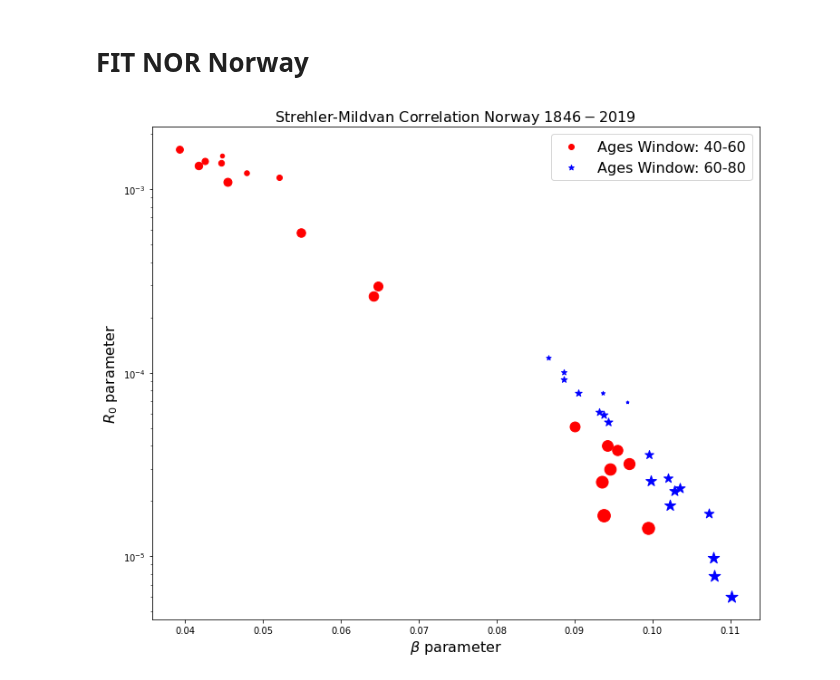
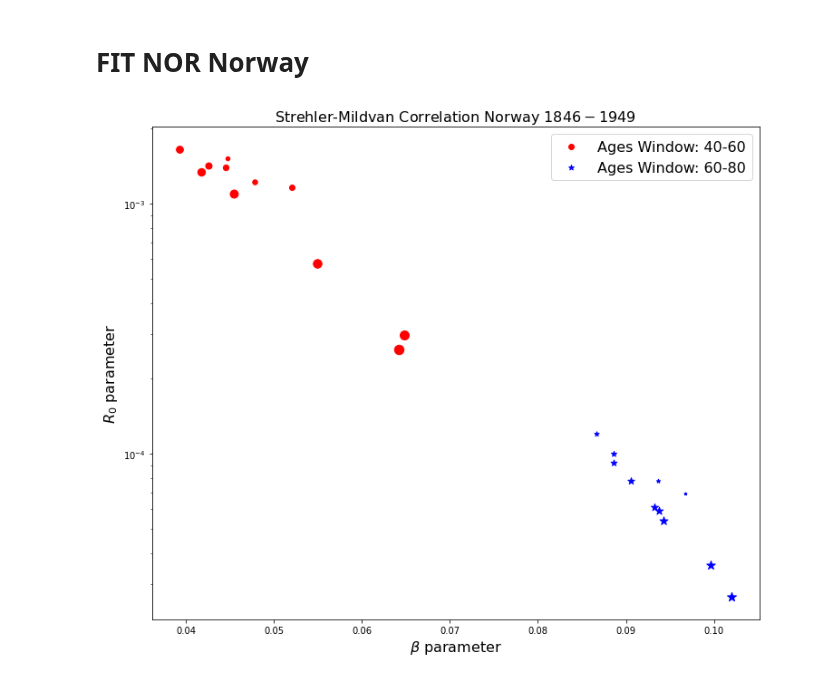
Before and after one commit to Rafther0112/Human_Aging_Research, a Jupyter notebook: FIT_Gompertz_Law/documento_fit.ipynb, the cells around one changed output. Drawn from its saved outputs; the diff is of its cells as text; code cells hidden in the pictures.

```diff
--- a/FIT_Gompertz_Law/documento_fit.ipynb
+++ b/FIT_Gompertz_Law/documento_fit.ipynb
@@ -1008,7 +671,7 @@ males = np.array(males)
 totals = np.array(totals)
 
 
-years_of_interes = ["1841-1849", "1850-1859", "1860-1869", "1870-1879", "1880-1889", "1890-1899", "1900-1909" ,"1910-1919", "1920-1929","1930-1939" , "1940-1949","1950-1959", "1960-1969", "1970-1979","1980-1989", "1990-1999", "2000-2009", "2010-2019", "2020-2021"]
+years_of_interes = ["1841-1849", "1850-1859", "1860-1869", "1870-1879", "1880-1889", "1890-1899", "1900-1909"]
 
 datos_generales = {}
 datos_generales["Ages"] = ages[0:100]
@@ -1514,7 +1177,7 @@ males = np.array(males)
 totals = np.array(totals)
 
 
-years_of_interes = ["1816-1819", "1820-1829", "1830-1839", "1840-1849", "1850-1859", "1860-1869", "1870-1879", "1880-1889", "1890-1899", "1900-1909","1910-1919", "1920-1929","1930-1939" , "1940-1949","1950-1959", "1960-1969", "1970-1979","1980-1989", "1990-1999", "2000-2009", "2010-2019"]
+years_of_interes = ["1816-1819", "1820-1829", "1830-1839", "1840-1849", "1850-1859", "1860-1869", "1870-1879", "1880-1889", "1890-1899", "1900-1909"]
 
 datos_generales = {}
 datos_generales["Ages"] = ages[0:100]
@@ -1716,7 +1379,7 @@ males = np.array(males)
 totals = np.array(totals)
 
 
-years_of_interes = ["1872-1879", "1880-1889", "1890-1899", "1900-1909","1910-1919", "1920-1929","1930-1939" , "1940-1949","1950-1959", "1960-1969", "1970-1979","1980-1989", "1990-1999", "2000-2009", "2010-2019"]
+years_of_interes = ["1872-1879", "1880-1889", "1890-1899", "1900-1909","1910-1919", "1920-1929","1930-1939", "1940-1949"]
 
 datos_generales = {}
 datos_generales["Ages"] = ages[0:100]
@@ -2120,7 +1783,7 @@ males = np.array(males)
 totals = np.array(totals)
 
 
-years_of_interes = ["1846-1849", "1850-1859", "1860-1869", "1870-1879", "1880-1889", "1890-1899", "1900-1909","1910-1919", "1920-1929","1930-1939" , "1940-1949","1950-1959", "1960-1969", "1970-1979","1980-1989", "1990-1999", "2000-2009", "2010-2019", "2020-2022"]
+years_of_interes = ["1846-1849", "1850-1859", "1860-1869", "1870-1879", "1880-1889", "1890-1899", "1900-1909","1910-1919", "1920-1929","1930-1939" , "1940-1949"]
 
 datos_generales = {}
 datos_generales["Ages"] = ages[0:100]
@@ -2143,33 +1806,33 @@ betas_gompertz_law_40_60 = []
 betas_gompertz_law_60_80 = []
 
 
 for year in years_of_interes:
     edad_40_60 = datos_generales["Ages"][40:60]
     data_40_60 = datos_generales[year][40:60]
     popt_40_60, pcov_40_60 = curve_fit(func, edad_40_60, data_40_60, bounds=(0, [3., 1., 0.5]))
     R_parameter_gompertz_law_40_60.append(popt_40_60[0])
     betas_gompertz_law_40_60.append(popt_40_60[1])
 
     edad_60_80 = datos_generales["Ages"][60:80]
     data_60_80 = datos_generales[year][60:80]
     popt_60_80, pcov_60_80 = curve_fit(func, edad_60_80, data_60_80, bounds=(0, [3., 1., 0.5]))
     R_parameter_gompertz_law_60_80.append(popt_60_80[0])
     betas_gompertz_law_60_80.append(popt_60_80[1])
 
 plt.figure(figsize = (12,10))
-plt.title(rf"Strehler-Mildvan Correlation Norway $1846-2019$" , fontsize = 16)
+plt.title(rf"Strehler-Mildvan Correlation Norway $1846-1949$" , fontsize = 16)
 plt.xlabel(r"$\beta$ parameter", fontsize = 16)
 plt.ylabel(r"$R_0$ parameter", fontsize = 16)
 marker_sizes = [10, 20, 30, 40, 50, 60, 70, 80, 90, 100, 110, 120, 130, 140, 150, 160, 170, 180, 190, 200, 210, 220, 230]
 
 # Crear un scatter plot con colores diferentes para cada pareja de puntos
 for i in range(len(betas_gompertz_law_40_60)):
     plt.scatter(betas_gompertz_law_40_60[i], R_parameter_gompertz_law_40_60[i], color="red", s=marker_sizes[i])
     plt.scatter(betas_gompertz_law_60_80[i], R_parameter_gompertz_law_60_80[i], color= "blue", marker='*',s=marker_sizes[i])
 plt.scatter(betas_gompertz_law_40_60[0], R_parameter_gompertz_law_40_60[0], color="red",label = "Ages Window: 40-60")
 plt.scatter(betas_gompertz_law_60_80[i], R_parameter_gompertz_law_60_80[i], color= "blue", marker='*',label = "Ages Window: 60-80")
 plt.yscale("log")
 plt.legend(fontsize = 16)
-plt.savefig("Strehler_Mildvan_correlation_Norway.jpg", dpi = 500)
+plt.savefig("Strehler_Mildvan_correlation_Norway_1846_1959.jpg", dpi = 500)
 # %% [output]
-[figure, old version]
+[figure, new version]
```
Also changed, not shown: parts of 15 cells of this notebook, 8 other files.
